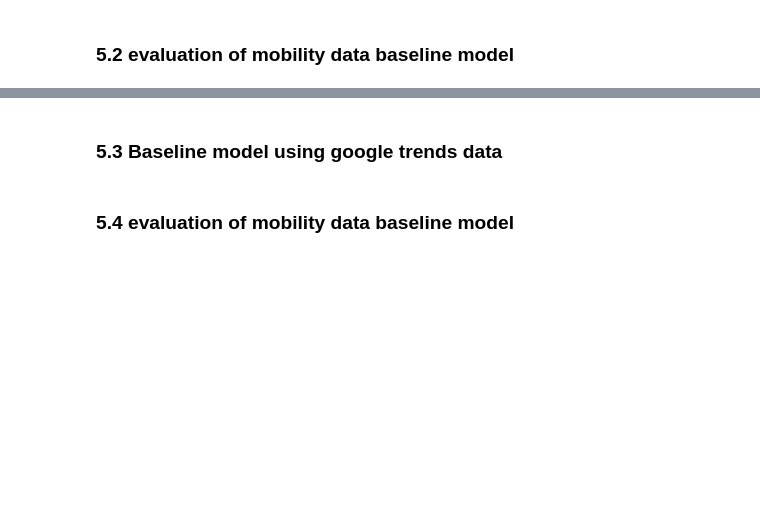
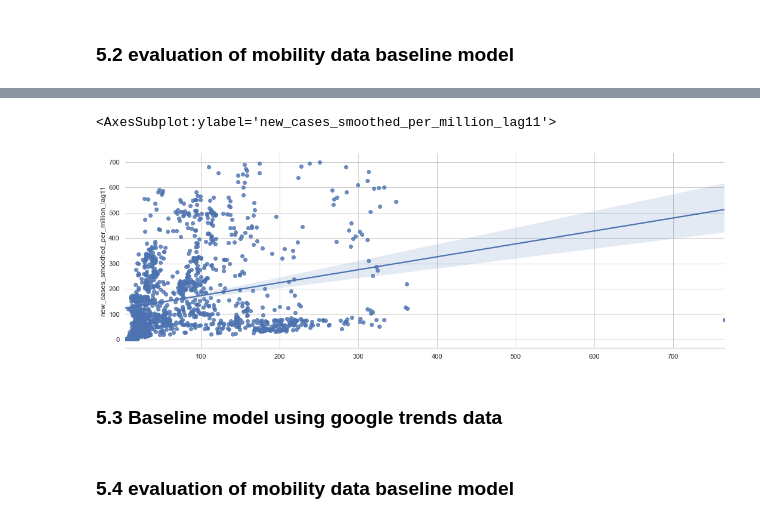
Before and after one commit to KevinSpurk/P03-how-to-predict-a-pandemic, a Jupyter notebook: P03_predict_covid19.ipynb, the cells around one changed output, grey strips where cells are left out. Saved outputs shown, nothing was run; the diff lists cells and outputs as text; code cells hidden in the pictures; blank space fills up the shorter version.

```diff
--- a/P03_predict_covid19.ipynb
+++ b/P03_predict_covid19.ipynb
@@ -1223,5 +1263,8 @@ rf_mobility_cases_comp
 # %%
-# sns.regplot(preds, y_test)
+sns.regplot(rf_mobility_cases['lag_11']['predictions'], rf_mobility_cases['lag_11']['y_test'])
+# %% [output]
+<AxesSubplot:ylabel='new_cases_smoothed_per_million_lag11'>
+[figure, added]
 # %% [markdown]
 ### 5.3 Baseline model using google trends data
 # %%
```
Also changed, not shown: parts of 38 cells of this notebook, 3 other files.
